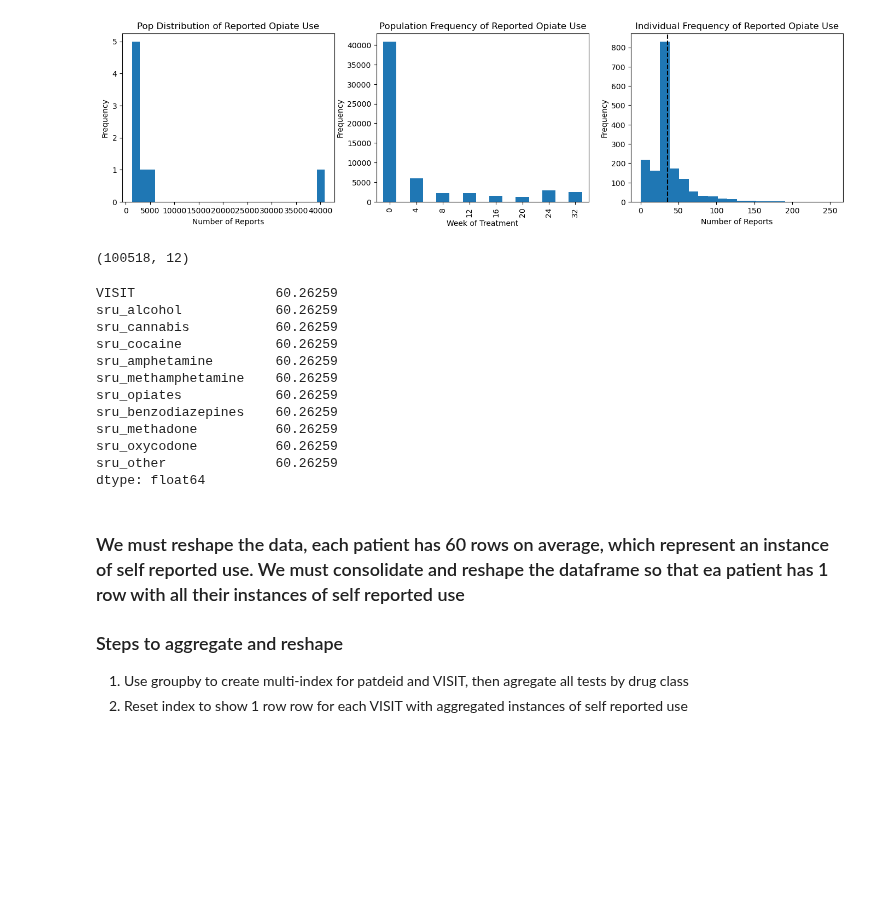
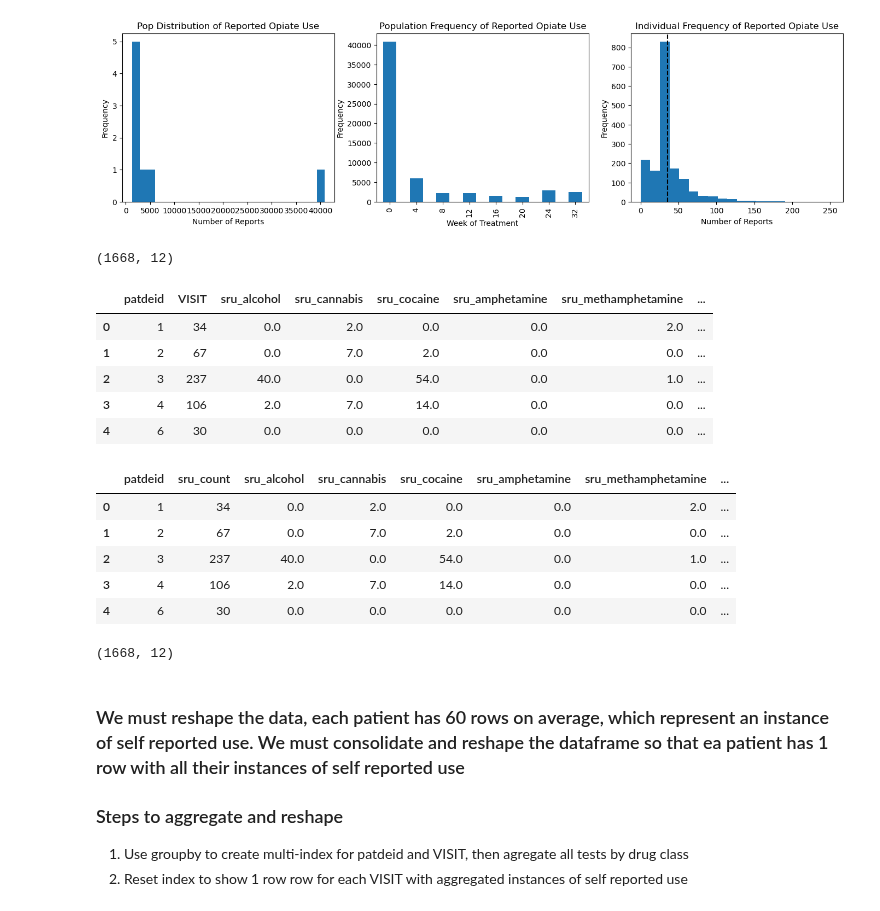
Before and after one commit to DanHerman212/oud_treatment_outcome, a Jupyter notebook: notebooks/Level_1_cleaning_feature_engineering/1-self_reported_use.ipynb, the cells around one changed output. Saved outputs shown, nothing was run; the diff lists cells and outputs as text; code cells hidden in the pictures; blank space fills up the shorter version.

```diff
--- a/notebooks/Level_1_cleaning_feature_engineering/1-self_reported_use.ipynb
+++ b/notebooks/Level_1_cleaning_feature_engineering/1-self_reported_use.ipynb
@@ -340,21 +322,16 @@ ax[2].axvline(sru_agg.sru_opiates.mean(), color='black', linestyle='--', label='
 ax[2].set_ylabel('Frequency');
 # %% [output]
 [figure]
-# %%
-display(s.shape)
-# average count of rows per patdeid
-s.groupby('patdeid').count().mean()
-# %% [output]
-(100518, 12)
-VISIT                  60.26259
-sru_alcohol            60.26259
-sru_cannabis           60.26259
-sru_cocaine            60.26259
-sru_amphetamine        60.26259
-sru_methamphetamine    60.26259
-sru_opiates            60.26259
-sru_benzodiazepines    60.26259
-sru_methadone          60.26259
-sru_oxycodone          60.26259
-sru_other              60.26259
-dtype: float64
+# %%
+sru_agg.reset_index(inplace=True)
+# %%
+display(sru_agg.shape)
+sru_agg[:5]
+# %% [output]
+(1668, 12)
+|  | patdeid | VISIT | sru_alcohol | sru_cannabis | sru_cocaine | sru_amphetamine | sru_methamphetamine | ... |
+| 0 | 1 | 34 | 0.0 | 2.0 | 0.0 | 0.0 | 2.0 | ... |
+| 1 | 2 | 67 | 0.0 | 7.0 | 2.0 | 0.0 | 0.0 | ... |
+| 2 | 3 | 237 | 40.0 | 0.0 | 54.0 | 0.0 | 1.0 | ... |
+| 3 | 4 | 106 | 2.0 | 7.0 | 14.0 | 0.0 | 0.0 | ... |
+| 4 | 6 | 30 | 0.0 | 0.0 | 0.0 | 0.0 | 0.0 | ... |
@@ -360,0 +340,14 @@ dtype: float64
+# %%
+sru_agg[:5]
+# %% [output]
+|  | patdeid | sru_count | sru_alcohol | sru_cannabis | sru_cocaine | sru_amphetamine | sru_methamphetamine | ... |
+| 0 | 1 | 34 | 0.0 | 2.0 | 0.0 | 0.0 | 2.0 | ... |
+| 1 | 2 | 67 | 0.0 | 7.0 | 2.0 | 0.0 | 0.0 | ... |
+| 2 | 3 | 237 | 40.0 | 0.0 | 54.0 | 0.0 | 1.0 | ... |
+| 3 | 4 | 106 | 2.0 | 7.0 | 14.0 | 0.0 | 0.0 | ... |
+| 4 | 6 | 30 | 0.0 | 0.0 | 0.0 | 0.0 | 0.0 | ... |
+# %%
+# show keys for sru_agg
+sru_agg.shape
+# %% [output]
+(1668, 12)
```
Also changed, not shown: parts of 36 cells of this notebook, 10 other files.
